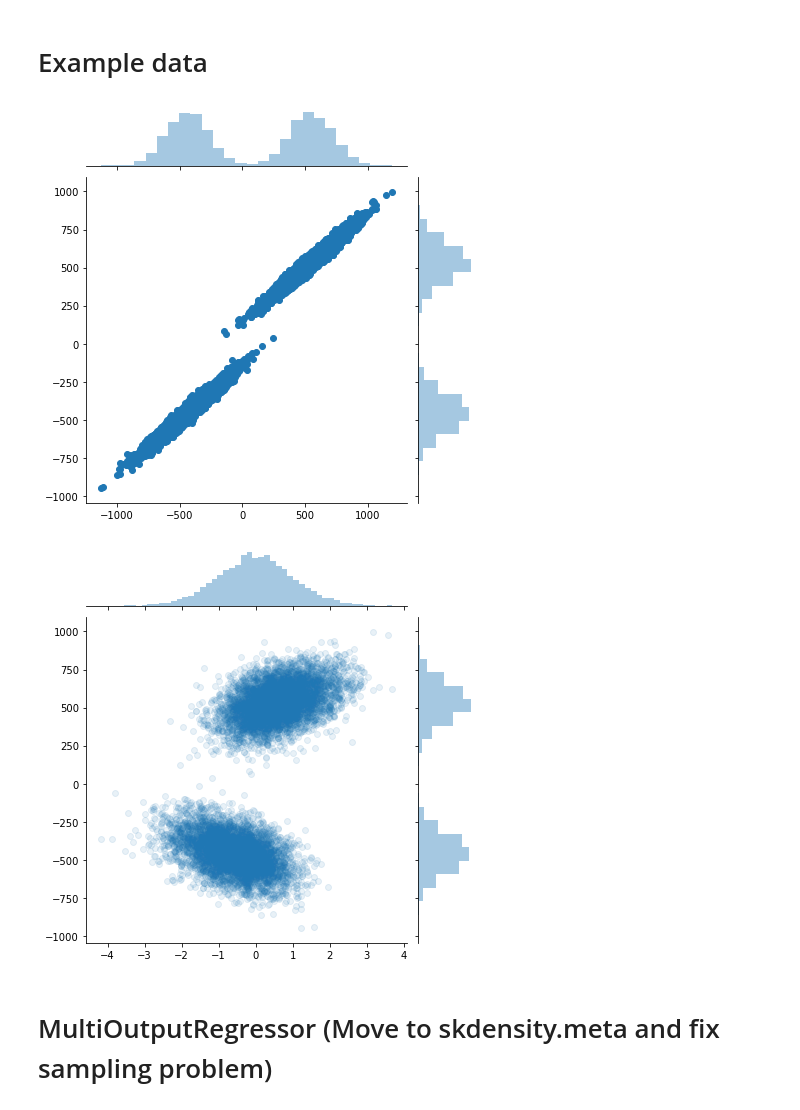
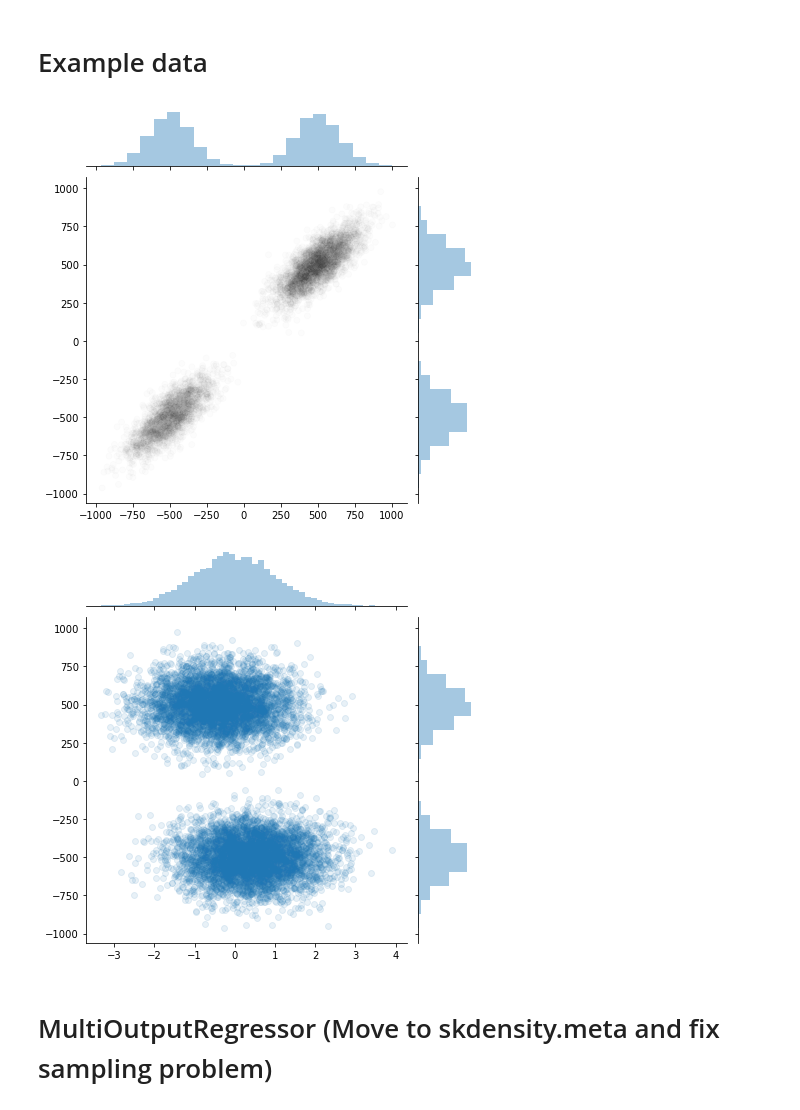
Before and after one commit to AlanGanem/scikit-density, a Jupyter notebook: notebooks/01_ensemble.ipynb, the cells around one changed output. Drawn from its saved outputs; the diff is of its cells as text; code cells hidden in the pictures.

```diff
--- a/notebooks/01_ensemble.ipynb
+++ b/notebooks/01_ensemble.ipynb
@@ -65,42 +69,45 @@ from scikit_density.core.random_variable import KDE
 # %%
 import seaborn as sns
 from sklearn.datasets import make_regression
+from matplotlib import cm
 
 def sigmoid(x):
     return 1/(1+np.exp(x))
 
 X,y = make_regression(
     n_samples=10000,
     n_features=15,
     n_informative=6,
     n_targets=2,
     bias=500,
     effective_rank=None,
     tail_strength=2,
     noise=0.2,
     shuffle=True,
     coef=False,
     random_state=None
 )
 
 
 #make one of X[1] feature mode weightening
-bimodal_factor_wieght = 2
-bimodal_factors = (1-sigmoid(bimodal_factor_wieght*X[:,-1]) > np.random.random(size = X.shape[0])).astype(int)
+bimodal_factor_wieght = 1
+bimodal_factors = (sigmoid(bimodal_factor_wieght*X[:,-1]) > np.random.random(size = X.shape[0])).astype(int)
 bimodal_factors[bimodal_factors == 0] = -1
 bimodal_factors = bimodal_factors.reshape(-1,1)
 
 y = bimodal_factors*y
 
-sns.jointplot(y[:,0],y[:,1])
+colors = cm.get_cmap('binary')(256*(sigmoid(bimodal_factor_wieght*X[:,-1]) > np.random.random(size = X.shape[0])).astype(int))
+
+sns.jointplot(y[:,0],y[:,1], joint_kws = {'color': colors}, alpha = 0.01)
 
 sns.jointplot(X[:,-1], y[:,1], alpha = 0.1)
 
 X_train, X_test = X[:int(0.8*len(X))], X[int(0.8*len(X)):]
 y_train, y_test = y[:int(0.8*len(X))], y[int(0.8*len(X)):]
 # %% [output]
-[figure, old version]
+[figure, new version]
-[figure, old version]
+[figure, new version]
 # %% [markdown]
 # MultiOutputRegressor (Move to skdensity.meta and fix sampling problem)
 # %%
```
Also changed, not shown: parts of 36 cells of this notebook, 20 other files.
